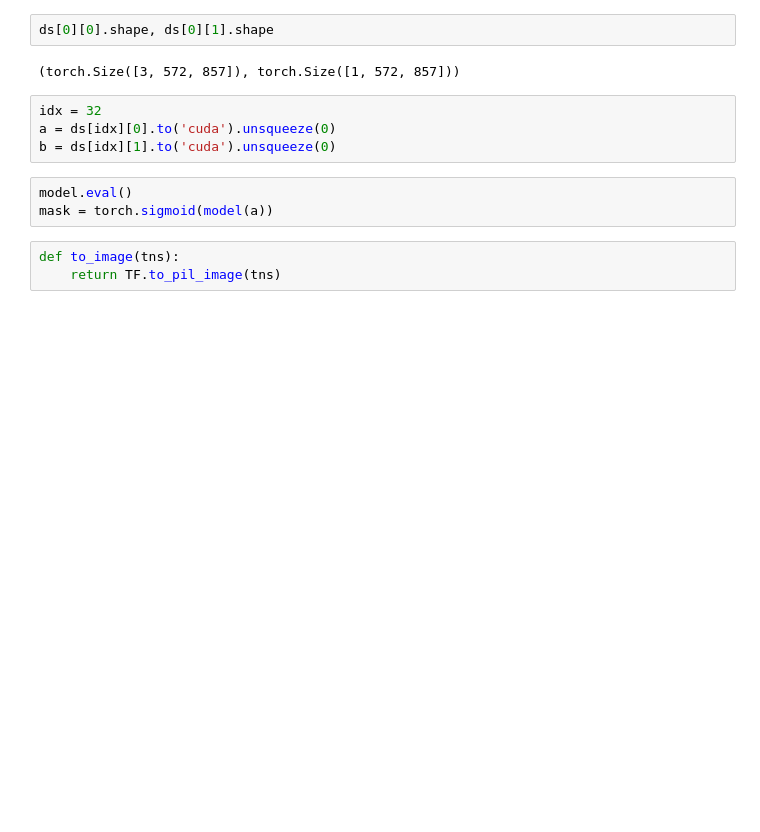
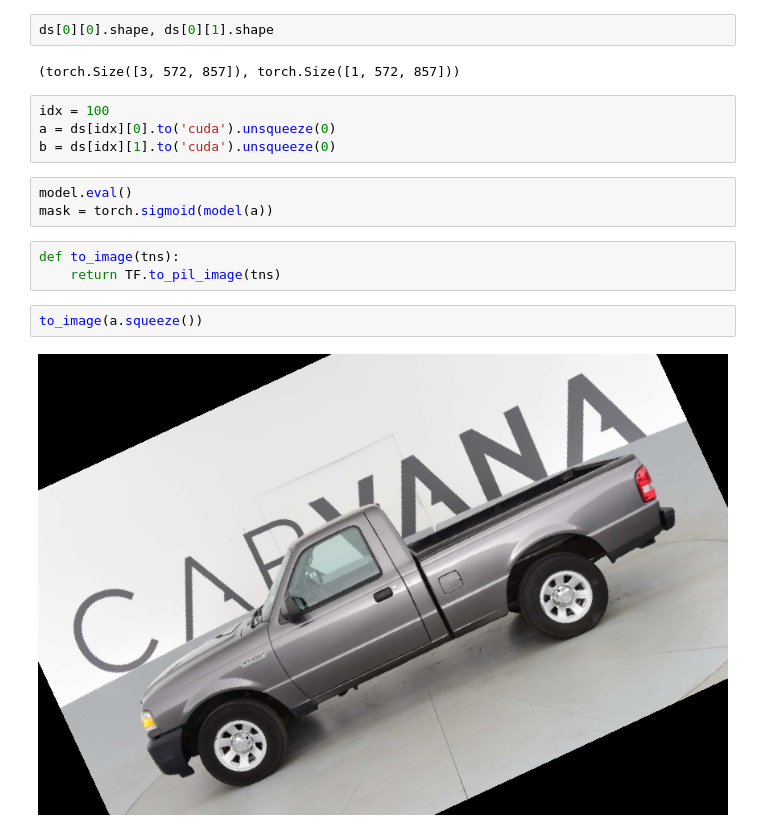
Before and after one commit to NLTuan/paper-implementations, a Jupyter notebook: Unet.ipynb, the cells around one changed output. Saved outputs shown, nothing was run; the diff lists cells and outputs as text; blank space fills up the shorter version.

```diff
--- a/Unet.ipynb
+++ b/Unet.ipynb
@@ -191,12 +192,16 @@ ds[0][0].shape, ds[0][1].shape
 # %% [output]
 (torch.Size([3, 572, 857]), torch.Size([1, 572, 857]))
 # %%
-idx = 32
+idx = 100
 a = ds[idx][0].to('cuda').unsqueeze(0)
 b = ds[idx][1].to('cuda').unsqueeze(0)
-# %%
-model.eval()
-mask = torch.sigmoid(model(a))
+# %%
+model.eval()
+mask = torch.sigmoid(model(a))
 # %%
 def to_image(tns):
     return TF.to_pil_image(tns)
+# %%
+to_image(a.squeeze())
+# %% [output]
+[figure, added]
```
Also changed, not shown: parts of 5 cells of this notebook, 1 other file.
